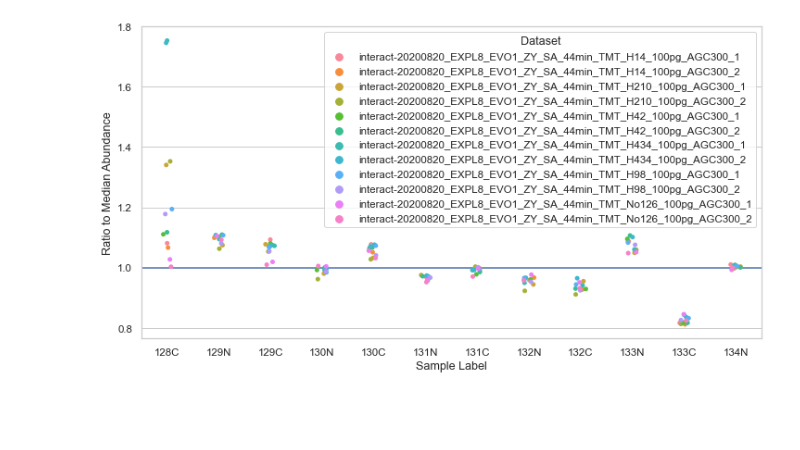
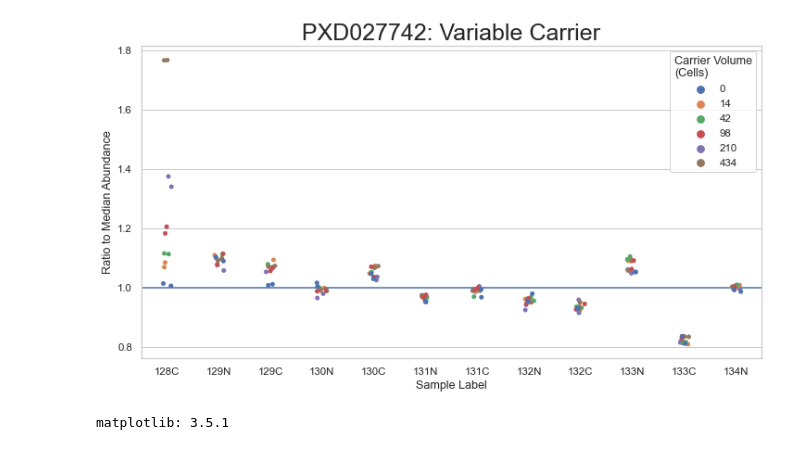
Before and after one commit to PayneLab/TMT_QC, a Jupyter notebook: Variance from Median.ipynb, the cells around one changed output. Drawn from its saved outputs; the diff is of its cells as text; code cells hidden in the pictures; blank space fills up the shorter version.

Commit message:
May 11 Figure Update

```diff
--- a/Variance from Median.ipynb
+++ b/Variance from Median.ipynb
@@ -108,37 +153,37 @@ variance_df
 # %%
-to_graph_df = pd.melt(variance_df, value_vars=["128C","129C","129N","130C","130N","131C","131N","132N","132C","133N","133C","134N"], ignore_index=False)
+to_graph_df = pd.melt(variance_df, id_vars=["Carrier Volume", "Injection Time"], value_vars=["128C","129C","129N","130C","130N","131C","131N","132N","132C","133N","133C","134N"], ignore_index=False)
 to_graph_df["Dataset"] = to_graph_df.index
 to_graph_df
 
 plt.figure(figsize=(12, 6.2025)) # Original: (16, 8.27)
-# true_colors = ["#E1DCEE", "#9DE4AA", "#CADBF1", "#E8CBD9"]
-# sns.set_palette(sns.color_palette(colors))
-
-# TODO: Make a spreadsheet with color matches for all datasets
-
-# PXD027742
-# color_match = {"df_No_1": "#000000", "df_No_2": "#000000", "df_14_1": "#56B4E9", "df_14_2": "#56B4E9",
-#                "df_42_1": "#009E73", "df_42_2": "#009E73", "df_98_1": "#E69F00", "df_98_2": "#E69F00",
-#                "df_210_1": "#F0E442", "df_210_2": "#F0E442", "df_434_1": "#CC79A7", "df_434_2": "#CC79A7"}
-
-
-# color_match = {"df_100": "#000000", "df_200": "#56B4E9", "df_300": "#009E73", "df_400": "#E69F00",
-#                "df_600": "#F0E442", "df_800": "#CC79A7"}
 
 sns.set(font_scale=1.05)
 sns.set_style("whitegrid")
 
-boxplot = sns.stripplot(data=to_graph_df, x="variable", y="value", jitter=True, hue="Dataset",
+if (len(boost_volumes) == 1):
+    title = dataset_id + ": " + str(round(next(iter(boost_volumes)))) + "x Carrier"
+    boxplot = sns.stripplot(data=to_graph_df, x="variable", y="value", jitter=True, hue="Injection Time", # color='0',
                      order=["128C","129N","129C","130N","130C","131N","131C","132N","132C","133N","133C","134N"]) #, palette = color_match,)
+else:
+    title = dataset_id + ": Variable Carrier"
+
+    boxplot = sns.stripplot(data=to_graph_df, x="variable", y="value", jitter=True, hue="Carrier Volume",
+                     order=["128C","129N","129C","130N","130C","131N","131C","132N","132C","133N","133C","134N"]) #, palette = color_match,)
+
+    plt.legend(title="Carrier Volume\n(Cells)") # , alignment="center") # Need to Update matplotlib
+
+
+boxplot.set_title(title, fontsize=25)
 
 plt.axhline(y=1)
 
 boxplot.set(xlabel="Sample Label", ylabel="Ratio to Median Abundance") # Change y label
 
-# plt.legend(labels=['legendEntry1', 'legendEntry2', 'legendEntry3', 'legendEntry4', 'legendEntry5', '6', '7', '8'])
-# sns.move_legend(boxplot, "center left")
-
 plt.savefig(dataset_id + "/" + dataset_id + "_median_figure.png", dpi=400)
 plt.show()
 # %% [output]
-[figure, old version]
+[figure, new version]
+# %%
+print('matplotlib: {}'.format(matplotlib.__version__))
+# %% [output]
+matplotlib: 3.5.1
```
Also changed, not shown: parts of 3 cells of this notebook, 7 other files.
